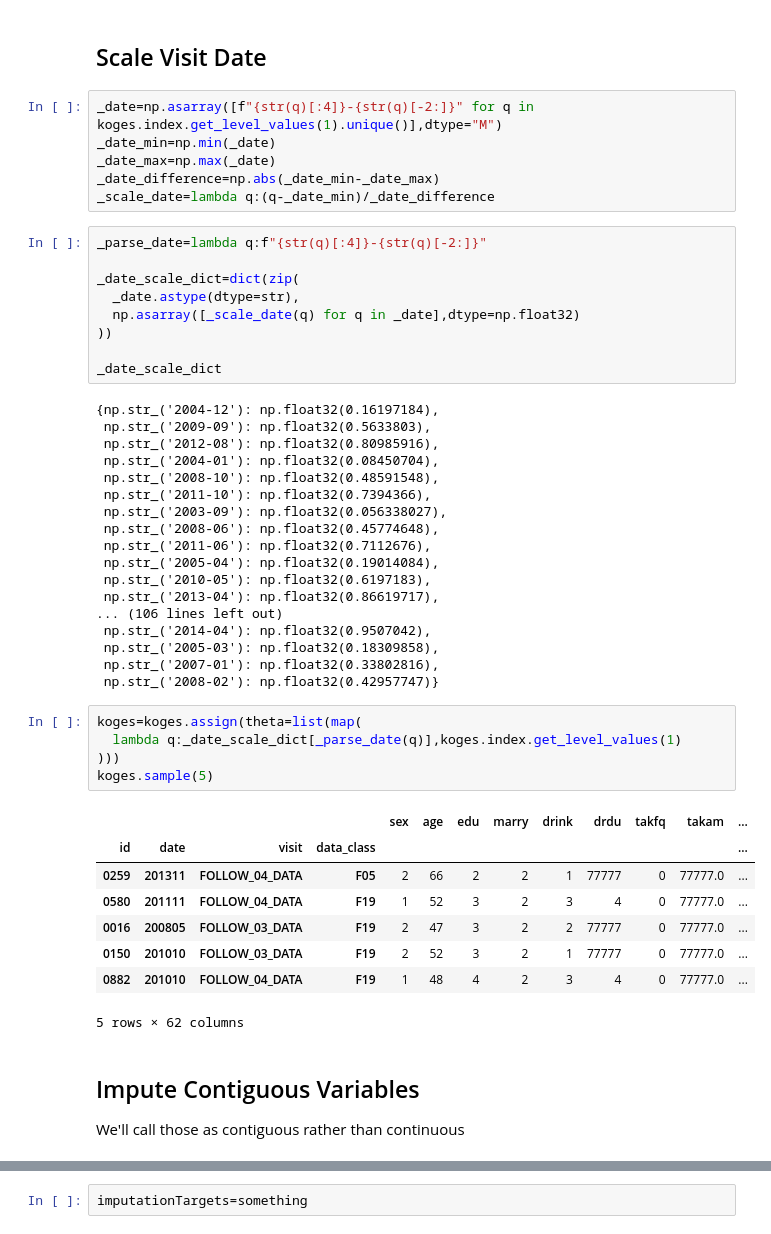
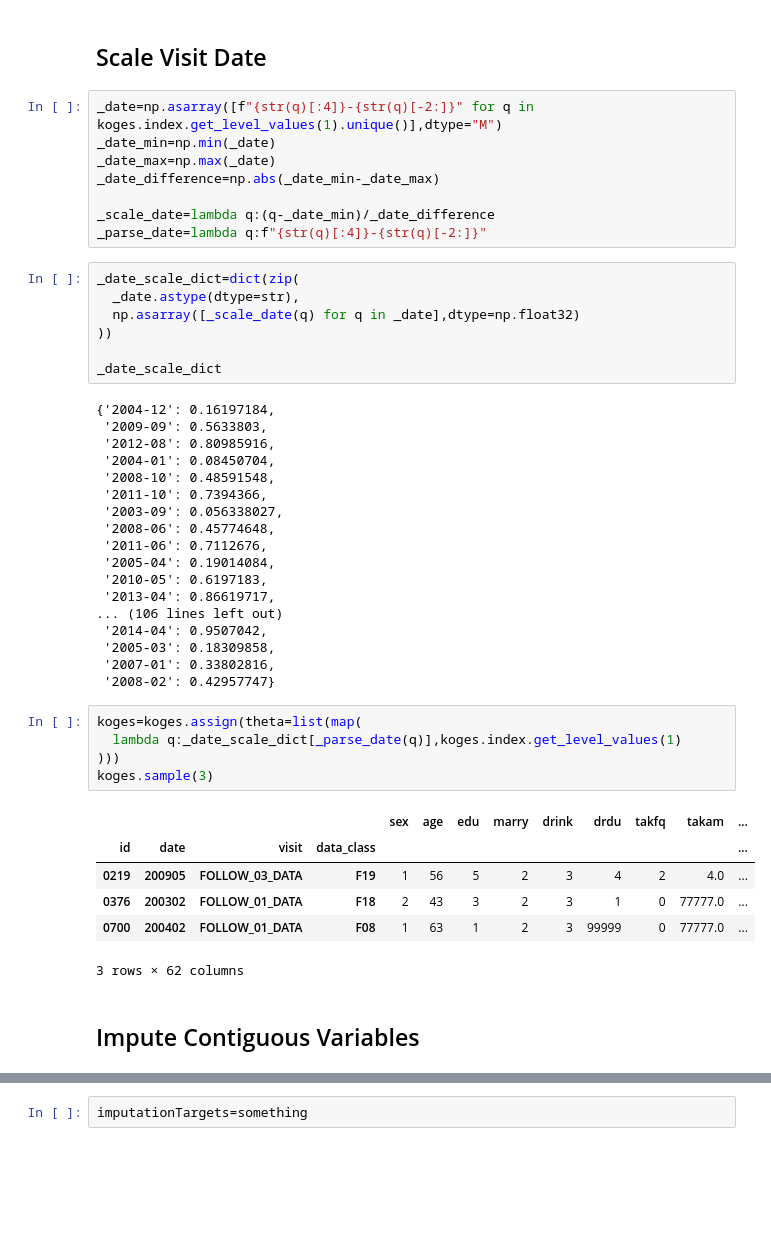
Before and after one commit to beeseosil/nih.go.kr, a Jupyter notebook: koges/qwer.ipynb, the cells around one changed output, grey strips where cells are left out. Saved outputs shown, nothing was run; the diff lists cells and outputs as text; blank space fills up the shorter version.

```diff
--- a/koges/qwer.ipynb
+++ b/koges/qwer.ipynb
@@ -248,10 +249,10 @@ _date=np.asarray([f"{str(q)[:4]}-{str(q)[-2:]}" for q in koges.index.get_level_v
 _date_min=np.min(_date)
 _date_max=np.max(_date)
 _date_difference=np.abs(_date_min-_date_max)
+
 _scale_date=lambda q:(q-_date_min)/_date_difference
+_parse_date=lambda q:f"{str(q)[:4]}-{str(q)[-2:]}"
 # %%
-_parse_date=lambda q:f"{str(q)[:4]}-{str(q)[-2:]}"
-
 _date_scale_dict=dict(zip(
   _date.astype(dtype=str),
   np.asarray([_scale_date(q) for q in _date],dtype=np.float32)
@@ -259,37 +260,34 @@ _date_scale_dict=dict(zip(
 
 _date_scale_dict
 # %% [output]
-{np.str_('2004-12'): np.float32(0.16197184),
- np.str_('2009-09'): np.float32(0.5633803),
- np.str_('2012-08'): np.float32(0.80985916),
- np.str_('2004-01'): np.float32(0.08450704),
- np.str_('2008-10'): np.float32(0.48591548),
- np.str_('2011-10'): np.float32(0.7394366),
- np.str_('2003-09'): np.float32(0.056338027),
- np.str_('2008-06'): np.float32(0.45774648),
- np.str_('2011-06'): np.float32(0.7112676),
- np.str_('2005-04'): np.float32(0.19014084),
- np.str_('2010-05'): np.float32(0.6197183),
- np.str_('2013-04'): np.float32(0.86619717),
+{'2004-12': 0.16197184,
+ '2009-09': 0.5633803,
+ '2012-08': 0.80985916,
+ '2004-01': 0.08450704,
+ '2008-10': 0.48591548,
+ '2011-10': 0.7394366,
+ '2003-09': 0.056338027,
+ '2008-06': 0.45774648,
+ '2011-06': 0.7112676,
+ '2005-04': 0.19014084,
+ '2010-05': 0.6197183,
+ '2013-04': 0.86619717,
 ... (106 lines left out)
- np.str_('2014-04'): np.float32(0.9507042),
- np.str_('2005-03'): np.float32(0.18309858),
- np.str_('2007-01'): np.float32(0.33802816),
- np.str_('2008-02'): np.float32(0.42957747)}
+ '2014-04': 0.9507042,
+ '2005-03': 0.18309858,
+ '2007-01': 0.33802816,
+ '2008-02': 0.42957747}
 # %%
 koges=koges.assign(theta=list(map(
   lambda q:_date_scale_dict[_parse_date(q)],koges.index.get_level_values(1)
 )))
-koges.sample(5)
+koges.sample(3)
 # %% [output]
 |  |  |  |  | sex | age | edu | marry | drink | drdu | takfq | takam | ... |
 | id | date | visit | data_class |  |  |  |  |  |  |  |  | ... |
-| 0259 | 201311 | FOLLOW_04_DATA | F05 | 2 | 66 | 2 | 2 | 1 | 77777 | 0 | 77777.0 | ... |
-| 0580 | 201111 | FOLLOW_04_DATA | F19 | 1 | 52 | 3 | 2 | 3 | 4 | 0 | 77777.0 | ... |
-| 0016 | 200805 | FOLLOW_03_DATA | F19 | 2 | 47 | 3 | 2 | 2 | 77777 | 0 | 77777.0 | ... |
-| 0150 | 201010 | FOLLOW_03_DATA | F19 | 2 | 52 | 3 | 2 | 1 | 77777 | 0 | 77777.0 | ... |
-| 0882 | 201010 | FOLLOW_04_DATA | F19 | 1 | 48 | 4 | 2 | 3 | 4 | 0 | 77777.0 | ... |
+| 0219 | 200905 | FOLLOW_03_DATA | F19 | 1 | 56 | 5 | 2 | 3 | 4 | 2 | 4.0 | ... |
+| 0376 | 200302 | FOLLOW_01_DATA | F18 | 2 | 43 | 3 | 2 | 3 | 1 | 0 | 77777.0 | ... |
+| 0700 | 200402 | FOLLOW_01_DATA | F08 | 1 | 63 | 1 | 2 | 3 | 99999 | 0 | 77777.0 | ... |
-5 rows × 62 columns
+3 rows × 62 columns
 # %% [markdown]
 ## Impute Contiguous Variables
-We'll call those as contiguous rather than continuous
```
Also changed, not shown: parts of 6 cells of this notebook, 1 other file.
